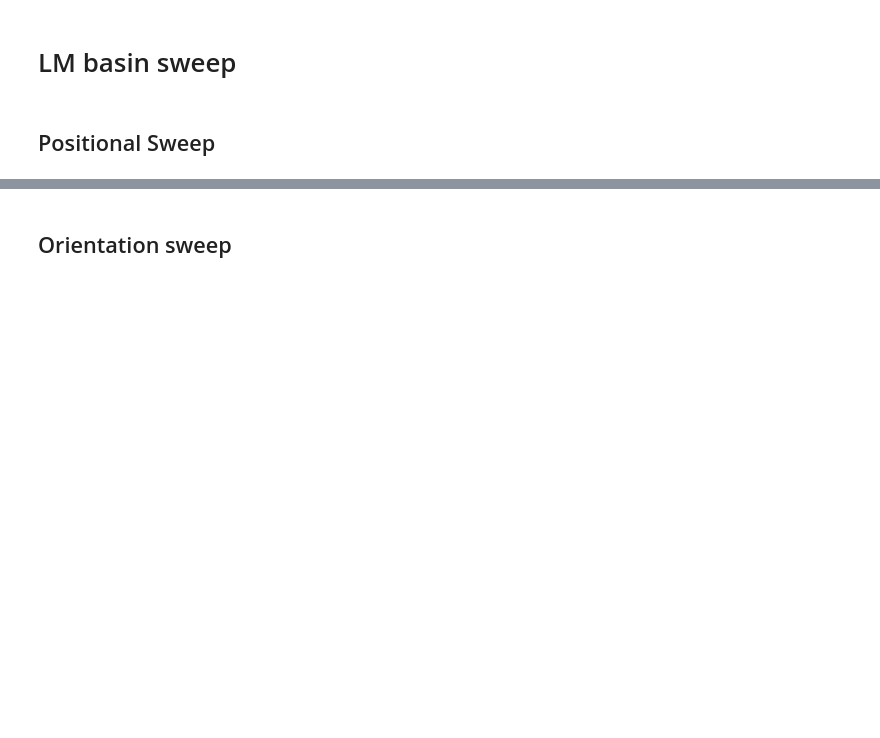
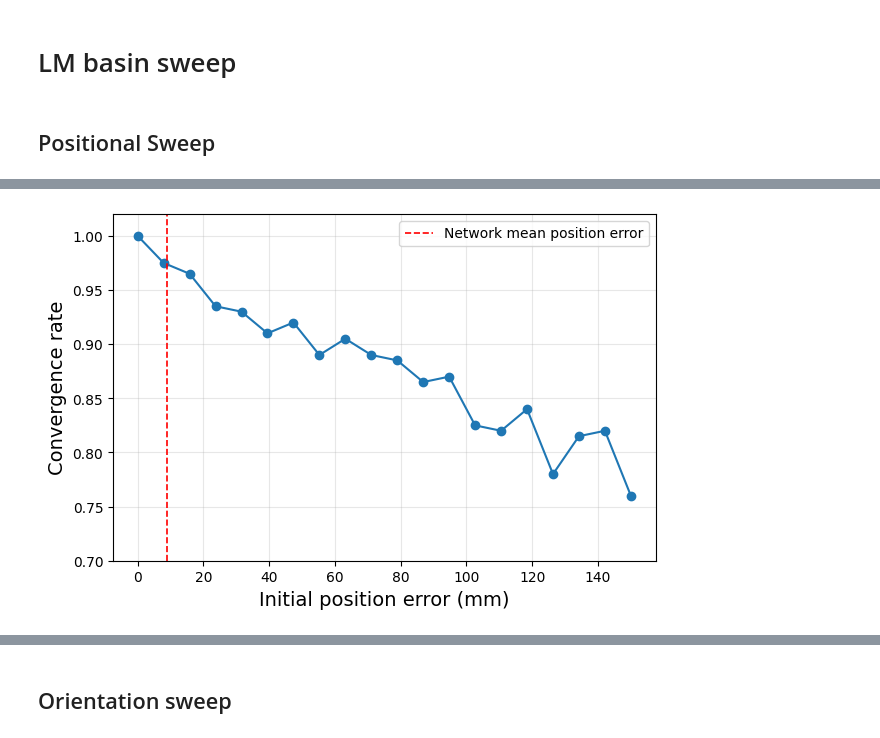
Before and after one commit to pmccarthy3901/posesolving, a Jupyter notebook: demos/lm_basins.ipynb, the cells around one changed output, grey strips where cells are left out. Drawn from its saved outputs; the diff is of its cells as text; code cells hidden in the pictures; blank space fills up the shorter version.

```diff
--- a/demos/lm_basins.ipynb
+++ b/demos/lm_basins.ipynb
@@ -83,16 +91,19 @@ rate
 # %%
 import matplotlib.pyplot as plt
 
 
 fig, ax = plt.subplots(figsize=(7, 4.5))
 ax.plot(ds * 1000, rate, marker="o", lw=1.5)
 ax.axvline(8.77, color="r", ls="--", lw=1.2,
            label="Network mean position error")
-ax.set_xlabel("Initial position error (mm)")
-ax.set_ylabel("Convergence rate")
+ax.set_xlabel("Initial position error (mm)", fontsize=14)
+ax.set_ylabel("Convergence rate", fontsize=14)
 ax.set_ylim(0.7, 1.02)
 ax.legend()
 ax.grid(alpha=0.3)
+plt.savefig("report/figs/pos_sweep.png")
+# %% [output]
+[figure, added]
 # %%
 exs_log_476 = np.maximum(10**-12,exs[6,:])
 fig, ax = plt.subplots(figsize=(8, 5))
```
Also changed, not shown: parts of 6 cells of this notebook, 22 other files.
